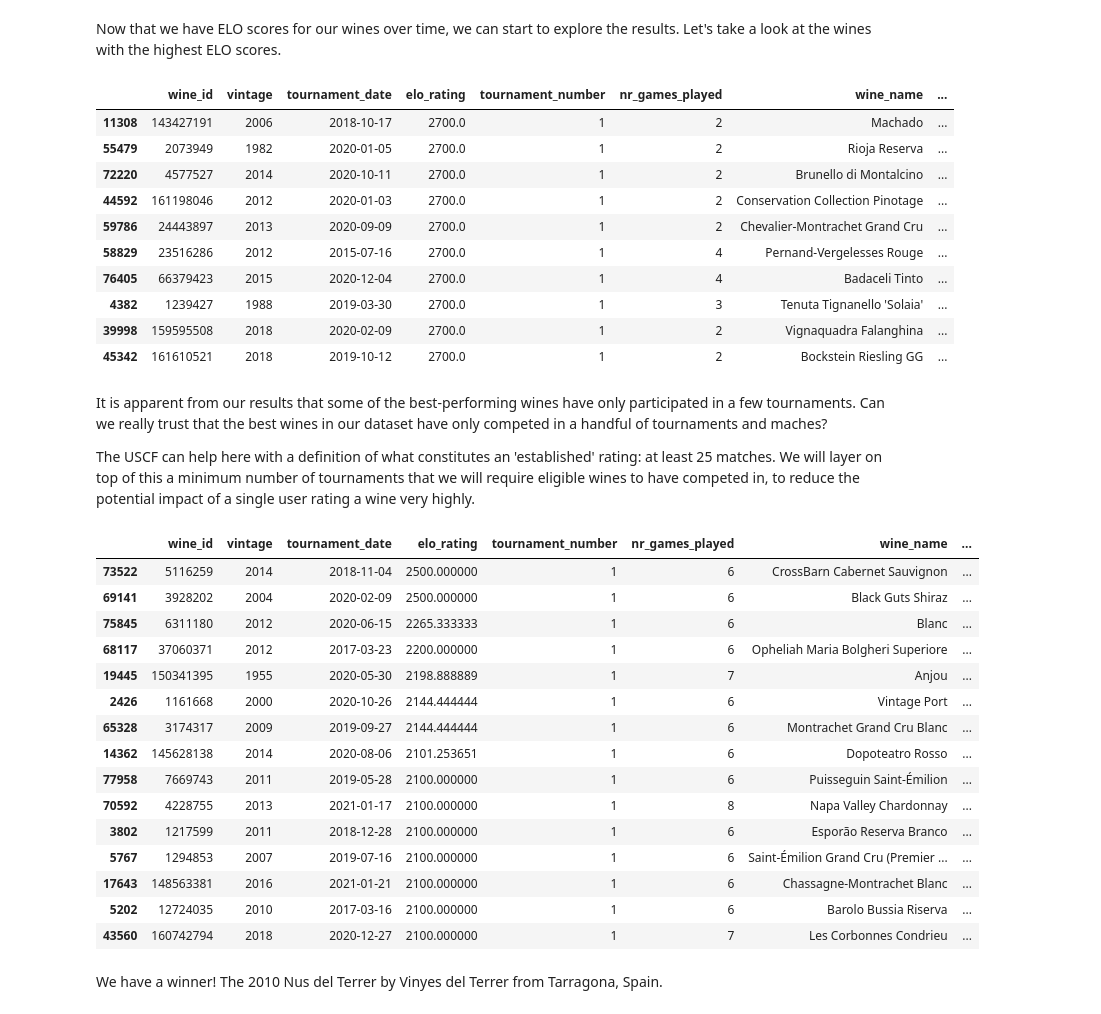
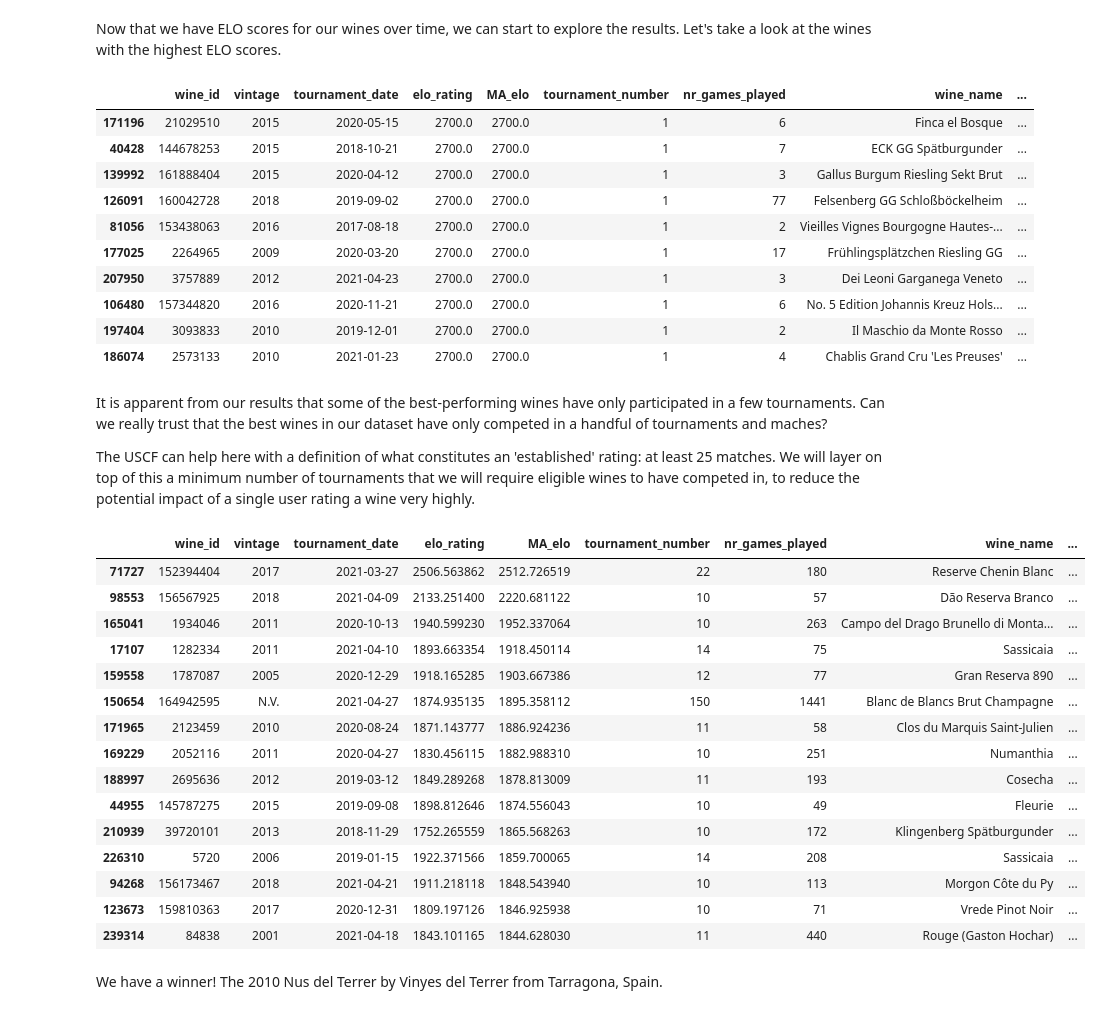
Before and after one commit to RoaldSchuring/WineELO, a Jupyter notebook: wine_elo.ipynb, the cells around one changed output. Saved outputs shown, nothing was run; the diff lists cells and outputs as text; code cells hidden in the pictures.

```diff
--- a/wine_elo.ipynb
+++ b/wine_elo.ipynb
@@ -172,50 +199,53 @@ all_results.head()
+# %%
+all_results['MA_elo'] = all_results.groupby('wine_id')['elo_rating'].transform(lambda x: x.rolling(5, 1).mean())
 # %% [markdown]
 Now that we have ELO scores for our wines over time, we can start to explore the results. Let's take a look at the wines with the highest ELO scores.
 # %%
 results_grouped = all_results.groupby('wine_id').agg({'tournament_date': 'max', 'nr_games_played': 'sum', 'nr_wins': 'sum', 'nr_draws': 'sum', 'nr_losses': 'sum', 'tournament_number': 'max'}).reset_index()
-results_grouped = pd.merge(results_grouped, all_results[['wine_id', 'tournament_date', 'elo_rating']], how='left', on=['wine_id', 'tournament_date']).drop_duplicates(subset=['wine_id'])
+results_grouped = pd.merge(results_grouped, all_results[['wine_id', 'tournament_date', 'elo_rating', 'MA_elo']], how='left', on=['wine_id', 'tournament_date']).drop_duplicates(subset=['wine_id'])
 
 results_grouped = pd.merge(results_grouped, wine_metadata, left_on='wine_id', right_index=True).drop_duplicates(subset=['wine_id'])
-results_grouped = results_grouped[['wine_id', 'vintage', 'tournament_date', 'elo_rating', 'tournament_number', 'nr_games_played', 'wine_name', 'producer', 'region_name', 'country_name']]
+results_grouped = results_grouped[['wine_id', 'vintage', 'tournament_date', 'elo_rating', 'MA_elo', 'tournament_number', 'nr_games_played', 'wine_name', 'producer', 'region_name', 'country_name']]
 
 results_grouped.sort_values(by=['elo_rating'], ascending=False).head(10)
 # %% [output]
-|  | wine_id | vintage | tournament_date | elo_rating | tournament_number | nr_games_played | wine_name | ... |
-| 11308 | 143427191 | 2006 | 2018-10-17 | 2700.0 | 1 | 2 | Machado | ... |
-| 55479 | 2073949 | 1982 | 2020-01-05 | 2700.0 | 1 | 2 | Rioja Reserva | ... |
-| 72220 | 4577527 | 2014 | 2020-10-11 | 2700.0 | 1 | 2 | Brunello di Montalcino | ... |
-| 44592 | 161198046 | 2012 | 2020-01-03 | 2700.0 | 1 | 2 | Conservation Collection Pinotage | ... |
-| 59786 | 24443897 | 2013 | 2020-09-09 | 2700.0 | 1 | 2 | Chevalier-Montrachet Grand Cru | ... |
-| 58829 | 23516286 | 2012 | 2015-07-16 | 2700.0 | 1 | 4 | Pernand-Vergelesses Rouge | ... |
-| 76405 | 66379423 | 2015 | 2020-12-04 | 2700.0 | 1 | 4 | Badaceli Tinto | ... |
-| 4382 | 1239427 | 1988 | 2019-03-30 | 2700.0 | 1 | 3 | Tenuta Tignanello 'Solaia' | ... |
-| 39998 | 159595508 | 2018 | 2020-02-09 | 2700.0 | 1 | 2 | Vignaquadra Falanghina | ... |
-| 45342 | 161610521 | 2018 | 2019-10-12 | 2700.0 | 1 | 2 | Bockstein Riesling GG | ... |
+|  | wine_id | vintage | tournament_date | elo_rating | MA_elo | tournament_number | nr_games_played | wine_name | ... |
+| 171196 | 21029510 | 2015 | 2020-05-15 | 2700.0 | 2700.0 | 1 | 6 | Finca el Bosque | ... |
+| 40428 | 144678253 | 2015 | 2018-10-21 | 2700.0 | 2700.0 | 1 | 7 | ECK GG Spätburgunder | ... |
+| 139992 | 161888404 | 2015 | 2020-04-12 | 2700.0 | 2700.0 | 1 | 3 | Gallus Burgum Riesling Sekt Brut | ... |
+| 126091 | 160042728 | 2018 | 2019-09-02 | 2700.0 | 2700.0 | 1 | 77 | Felsenberg GG Schloßböckelheim | ... |
+| 81056 | 153438063 | 2016 | 2017-08-18 | 2700.0 | 2700.0 | 1 | 2 | Vieilles Vignes Bourgogne Hautes-... | ... |
+| 177025 | 2264965 | 2009 | 2020-03-20 | 2700.0 | 2700.0 | 1 | 17 | Frühlingsplätzchen Riesling GG | ... |
+| 207950 | 3757889 | 2012 | 2021-04-23 | 2700.0 | 2700.0 | 1 | 3 | Dei Leoni Garganega Veneto | ... |
+| 106480 | 157344820 | 2016 | 2020-11-21 | 2700.0 | 2700.0 | 1 | 6 | No. 5 Edition Johannis Kreuz Hols... | ... |
+| 197404 | 3093833 | 2010 | 2019-12-01 | 2700.0 | 2700.0 | 1 | 2 | Il Maschio da Monte Rosso | ... |
+| 186074 | 2573133 | 2010 | 2021-01-23 | 2700.0 | 2700.0 | 1 | 4 | Chablis Grand Cru 'Les Preuses' | ... |
 # %% [markdown]
 It is apparent from our results that some of the best-performing wines have only participated in a few tournaments. Can we really trust that the best wines in our dataset have only competed in a handful of tournaments and maches?
 
 The USCF can help here with a definition of what constitutes an 'established' rating: at least 25 matches. We will layer on top of this a minimum number of tournaments that we will require eligible wines to have competed in, to reduce the potential impact of a single user rating a wine very highly.
 # %%
-results_grouped_bounded = results_grouped.loc[(results_grouped['tournament_number'] == 1) & (results_grouped['nr_games_played'] > 5)]
+results_grouped_bounded = results_grouped.loc[(results_grouped['tournament_number'] >= 10) & (results_grouped['nr_games_played'] >= 25)]
 
-results_grouped_bounded.sort_values(by=['elo_rating'], ascending=False).head(15)
+results_grouped_bounded.sort_values(by=['MA_elo'], ascending=False).head(15)
+# results_grouped_bounded.head(10)
 # %% [output]
-|  | wine_id | vintage | tournament_date | elo_rating | tournament_number | nr_games_played | wine_name | ... |
-| 73522 | 5116259 | 2014 | 2018-11-04 | 2500.000000 | 1 | 6 | CrossBarn Cabernet Sauvignon | ... |
-| 69141 | 3928202 | 2004 | 2020-02-09 | 2500.000000 | 1 | 6 | Black Guts Shiraz | ... |
-| 75845 | 6311180 | 2012 | 2020-06-15 | 2265.333333 | 1 | 6 | Blanc | ... |
-| 68117 | 37060371 | 2012 | 2017-03-23 | 2200.000000 | 1 | 6 | Opheliah Maria Bolgheri Superiore | ... |
-| 19445 | 150341395 | 1955 | 2020-05-30 | 2198.888889 | 1 | 7 | Anjou | ... |
-| 2426 | 1161668 | 2000 | 2020-10-26 | 2144.444444 | 1 | 6 | Vintage Port | ... |
-| 65328 | 3174317 | 2009 | 2019-09-27 | 2144.444444 | 1 | 6 | Montrachet Grand Cru Blanc | ... |
-| 14362 | 145628138 | 2014 | 2020-08-06 | 2101.253651 | 1 | 6 | Dopoteatro Rosso | ... |
-| 77958 | 7669743 | 2011 | 2019-05-28 | 2100.000000 | 1 | 6 | Puisseguin Saint-Émilion | ... |
-| 70592 | 4228755 | 2013 | 2021-01-17 | 2100.000000 | 1 | 8 | Napa Valley Chardonnay | ... |
-| 3802 | 1217599 | 2011 | 2018-12-28 | 2100.000000 | 1 | 6 | Esporão Reserva Branco | ... |
-| 5767 | 1294853 | 2007 | 2019-07-16 | 2100.000000 | 1 | 6 | Saint-Émilion Grand Cru (Premier ... | ... |
-| 17643 | 148563381 | 2016 | 2021-01-21 | 2100.000000 | 1 | 6 | Chassagne-Montrachet Blanc | ... |
-| 5202 | 12724035 | 2010 | 2017-03-16 | 2100.000000 | 1 | 6 | Barolo Bussia Riserva | ... |
-| 43560 | 160742794 | 2018 | 2020-12-27 | 2100.000000 | 1 | 7 | Les Corbonnes Condrieu | ... |
+|  | wine_id | vintage | tournament_date | elo_rating | MA_elo | tournament_number | nr_games_played | wine_name | ... |
+| 71727 | 152394404 | 2017 | 2021-03-27 | 2506.563862 | 2512.726519 | 22 | 180 | Reserve Chenin Blanc | ... |
+| 98553 | 156567925 | 2018 | 2021-04-09 | 2133.251400 | 2220.681122 | 10 | 57 | Dão Reserva Branco | ... |
+| 165041 | 1934046 | 2011 | 2020-10-13 | 1940.599230 | 1952.337064 | 10 | 263 | Campo del Drago Brunello di Monta... | ... |
+| 17107 | 1282334 | 2011 | 2021-04-10 | 1893.663354 | 1918.450114 | 14 | 75 | Sassicaia | ... |
+| 159558 | 1787087 | 2005 | 2020-12-29 | 1918.165285 | 1903.667386 | 12 | 77 | Gran Reserva 890 | ... |
+| 150654 | 164942595 | N.V. | 2021-04-27 | 1874.935135 | 1895.358112 | 150 | 1441 | Blanc de Blancs Brut Champagne | ... |
+| 171965 | 2123459 | 2010 | 2020-08-24 | 1871.143777 | 1886.924236 | 11 | 58 | Clos du Marquis Saint-Julien | ... |
+| 169229 | 2052116 | 2011 | 2020-04-27 | 1830.456115 | 1882.988310 | 10 | 251 | Numanthia | ... |
+| 188997 | 2695636 | 2012 | 2019-03-12 | 1849.289268 | 1878.813009 | 11 | 193 | Cosecha | ... |
+| 44955 | 145787275 | 2015 | 2019-09-08 | 1898.812646 | 1874.556043 | 10 | 49 | Fleurie | ... |
+| 210939 | 39720101 | 2013 | 2018-11-29 | 1752.265559 | 1865.568263 | 10 | 172 | Klingenberg Spätburgunder | ... |
+| 226310 | 5720 | 2006 | 2019-01-15 | 1922.371566 | 1859.700065 | 14 | 208 | Sassicaia | ... |
+| 94268 | 156173467 | 2018 | 2021-04-21 | 1911.218118 | 1848.543940 | 10 | 113 | Morgon Côte du Py | ... |
+| 123673 | 159810363 | 2017 | 2020-12-31 | 1809.197126 | 1846.925938 | 10 | 71 | Vrede Pinot Noir | ... |
+| 239314 | 84838 | 2001 | 2021-04-18 | 1843.101165 | 1844.628030 | 11 | 440 | Rouge (Gaston Hochar) | ... |
 # %% [markdown]
 We have a winner! The 2010 Nus del Terrer by Vinyes del Terrer from Tarragona, Spain.
 # %%
```
Also changed, not shown: parts of 14 cells of this notebook, 4 other files.
